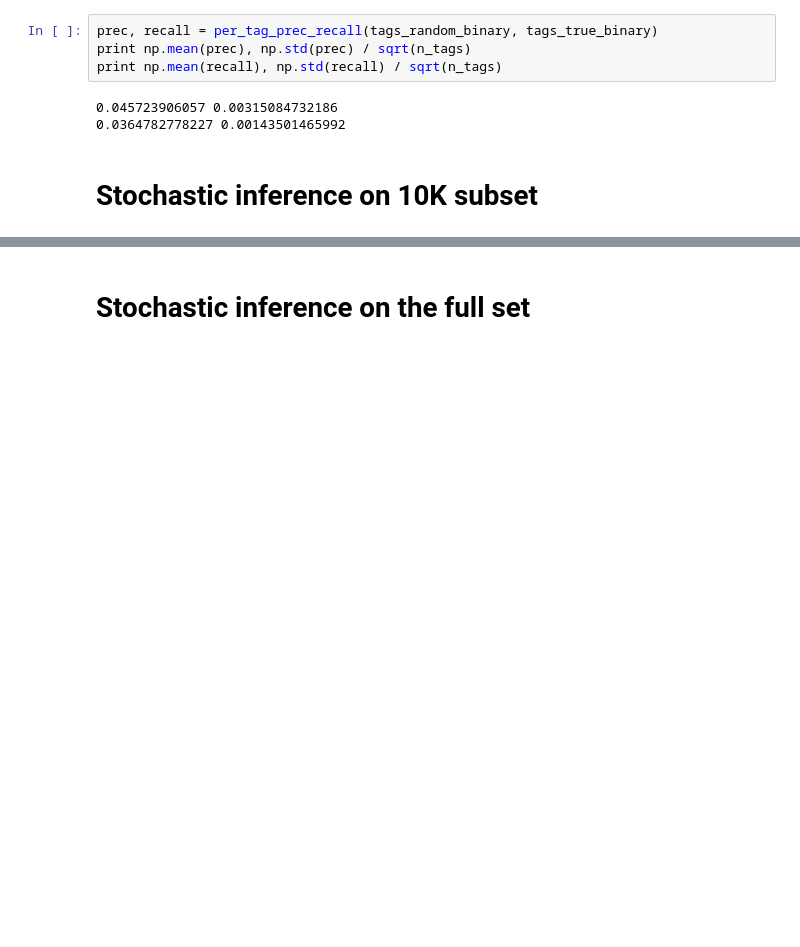
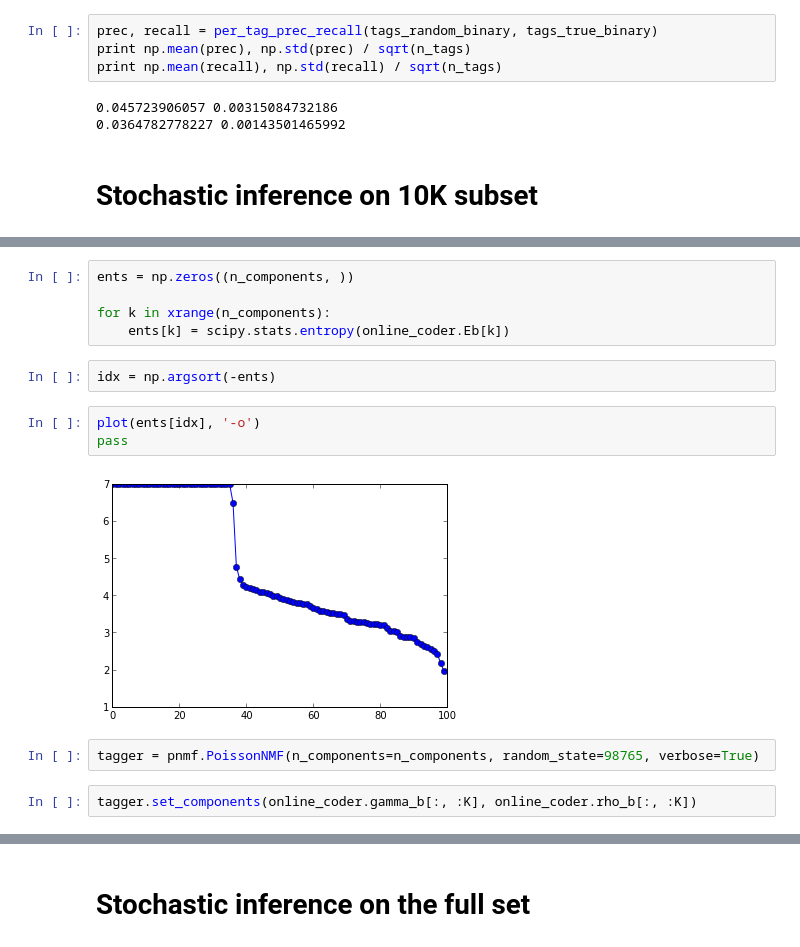
Before and after one commit to dawenl/stochastic_PMF, a Jupyter notebook: code/msd_rec/tagging.ipynb, the cells around one changed output, grey strips where cells are left out. Cells and saved outputs as stored; diff of their text form; blank space fills up the shorter version.

```diff
--- a/code/msd_rec/tagging.ipynb
+++ b/code/msd_rec/tagging.ipynb
@@ -223,0 +236,16 @@ KeyboardInterrupt:
+# %%
+ents = np.zeros((n_components, ))
+
+for k in xrange(n_components):
+    ents[k] = scipy.stats.entropy(online_coder.Eb[k])
+# %%
+idx = np.argsort(-ents)
+# %%
+plot(ents[idx], '-o')
+pass
+# %% [output]
+[figure, added]
+# %%
+tagger = pnmf.PoissonNMF(n_components=n_components, random_state=98765, verbose=True)
+# %%
+tagger.set_components(online_coder.gamma_b[:, :K], online_coder.rho_b[:, :K])
```
Also changed, not shown: parts of 32 cells of this notebook, 1 other file.
